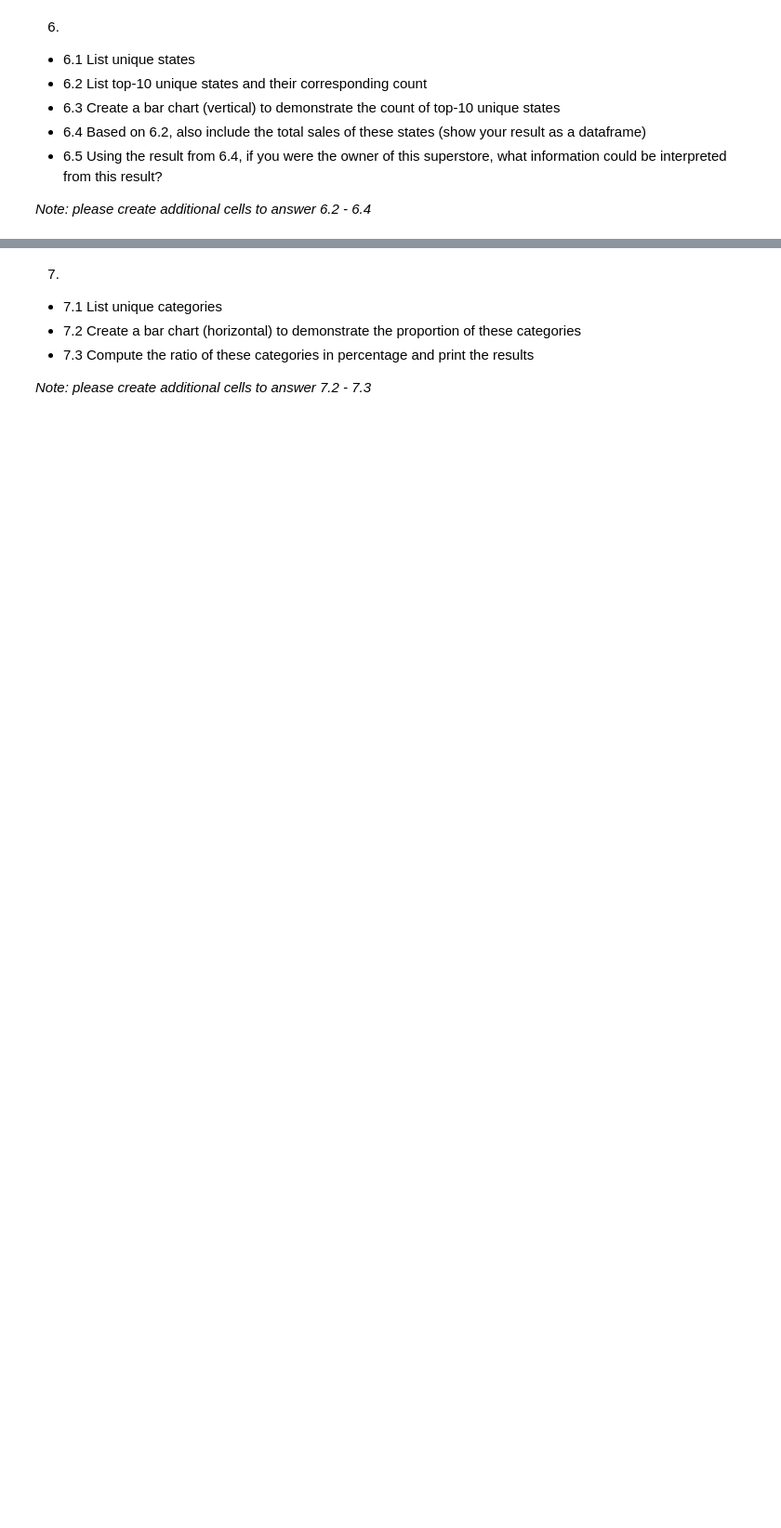
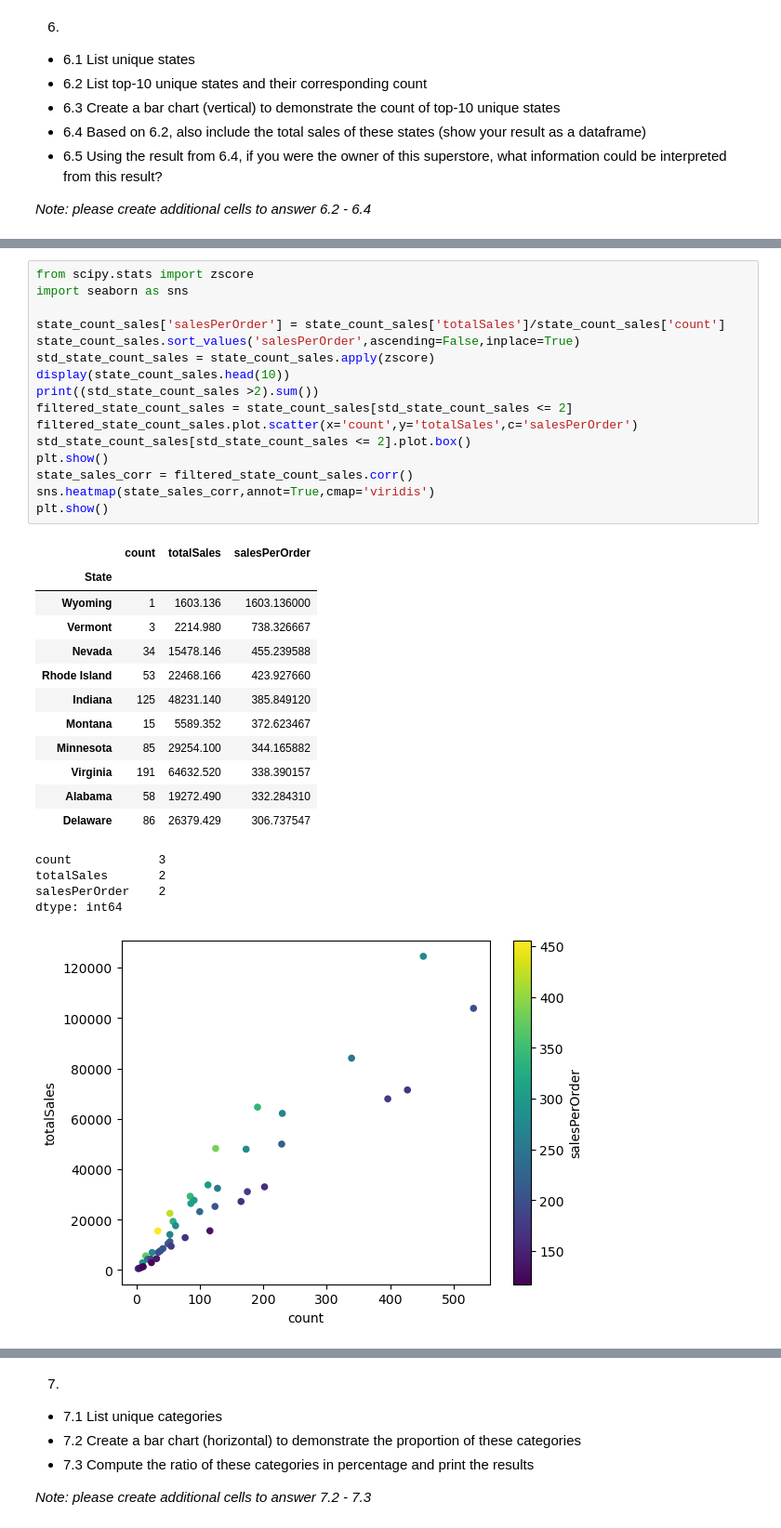
Before and after one commit to khemingkapat/cpe_code, a Jupyter notebook: data_models/visualization_and_eda/HW_4_Data_Visualization_EDA.ipynb, the cells around one changed output, grey strips where cells are left out. Shown: that part at 93% size. Cells and saved outputs as stored; diff of their text form; blank space fills up the shorter version.

```diff
--- a/data_models/visualization_and_eda/HW_4_Data_Visualization_EDA.ipynb
+++ b/data_models/visualization_and_eda/HW_4_Data_Visualization_EDA.ipynb
@@ -84,0 +136,34 @@ Ans: ________________________
+# %%
+from scipy.stats import zscore
+import seaborn as sns
+
+state_count_sales['salesPerOrder'] = state_count_sales['totalSales']/state_count_sales['count']
+state_count_sales.sort_values('salesPerOrder',ascending=False,inplace=True)
+std_state_count_sales = state_count_sales.apply(zscore)
+display(state_count_sales.head(10))
+print((std_state_count_sales >2).sum())
+filtered_state_count_sales = state_count_sales[std_state_count_sales <= 2]
+filtered_state_count_sales.plot.scatter(x='count',y='totalSales',c='salesPerOrder')
+std_state_count_sales[std_state_count_sales <= 2].plot.box()
+plt.show()
+state_sales_corr = filtered_state_count_sales.corr()
+sns.heatmap(state_sales_corr,annot=True,cmap='viridis')
+plt.show()
+# %% [output]
+|  | count | totalSales | salesPerOrder |
+| State |  |  |  |
+| Wyoming | 1 | 1603.136 | 1603.136000 |
+| Vermont | 3 | 2214.980 | 738.326667 |
+| Nevada | 34 | 15478.146 | 455.239588 |
+| Rhode Island | 53 | 22468.166 | 423.927660 |
+| Indiana | 125 | 48231.140 | 385.849120 |
+| Montana | 15 | 5589.352 | 372.623467 |
+| Minnesota | 85 | 29254.100 | 344.165882 |
+| Virginia | 191 | 64632.520 | 338.390157 |
+| Alabama | 58 | 19272.490 | 332.284310 |
+| Delaware | 86 | 26379.429 | 306.737547 |
+count            3
+totalSales       2
+salesPerOrder    2
+dtype: int64
+[figure, added]
```
Also changed, not shown: parts of 17 cells of this notebook.
